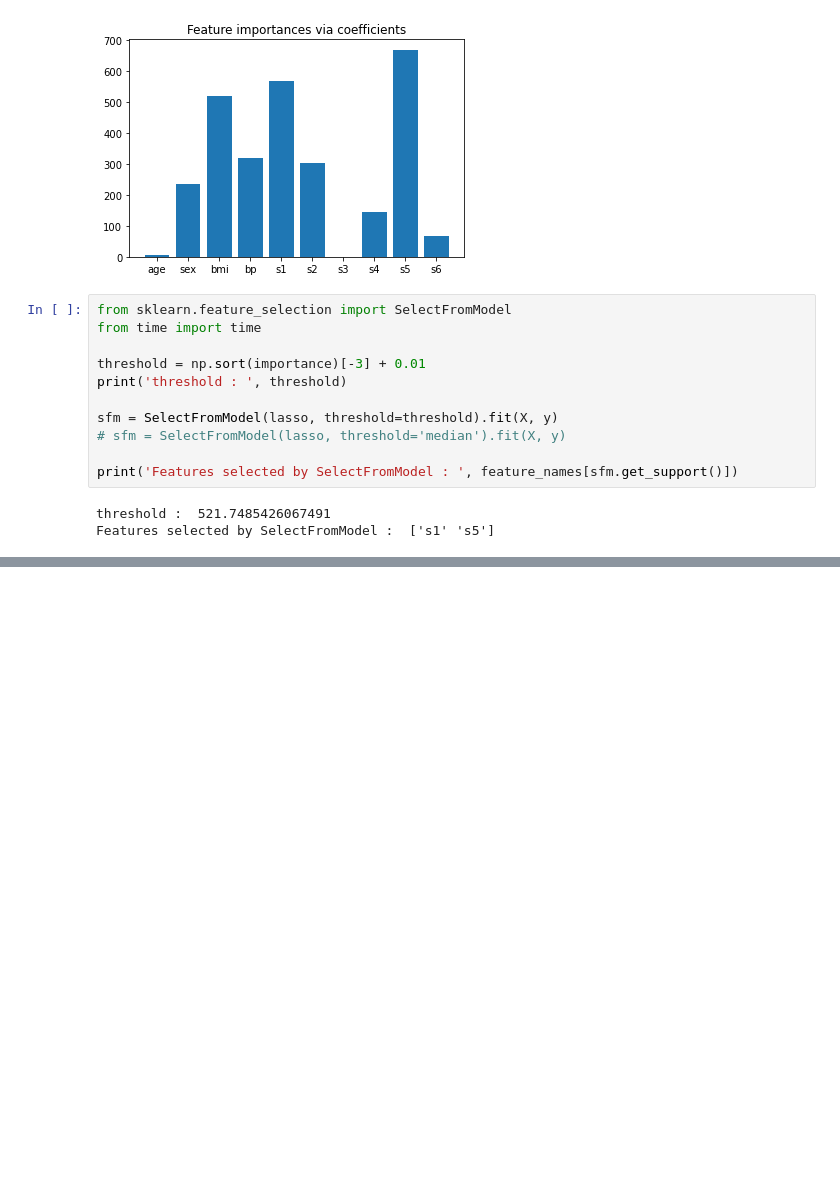
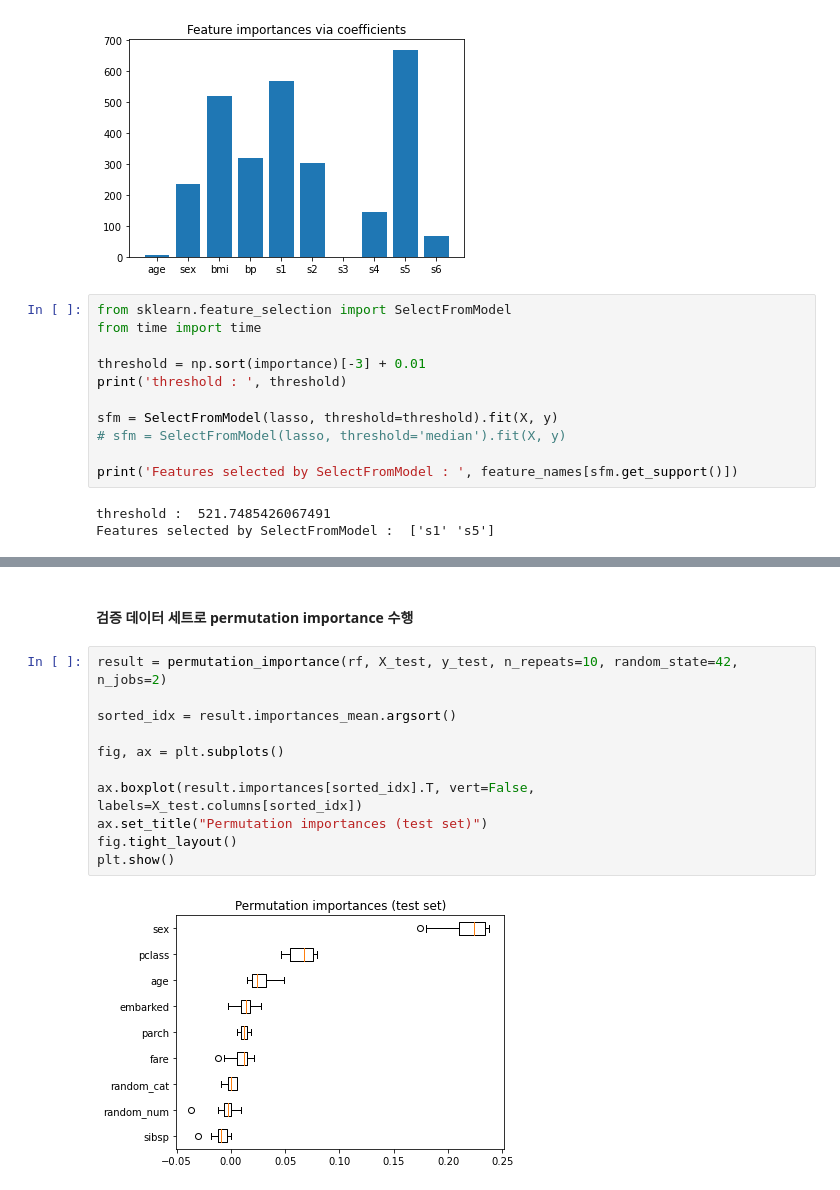
Before and after one commit to 201411096/study_AI, a Jupyter notebook: lectures/2_파이썬 머신러닝 완벽 가이드/4_분류(Classification)/9_Feature Selection.ipynb, the cells around one changed output, grey strips where cells are left out. Cells and saved outputs as stored; diff of their text form; blank space fills up the shorter version.

```diff
--- a/lectures/2_파이썬 머신러닝 완벽 가이드/4_분류(Classification)/9_Feature Selection.ipynb
+++ b/lectures/2_파이썬 머신러닝 완벽 가이드/4_분류(Classification)/9_Feature Selection.ipynb
@@ -168,0 +318,15 @@ Features selected by SelectFromModel :  ['s1' 's5']
+# %% [markdown]
+#### 검증 데이터 세트로 permutation importance 수행
+# %%
+result = permutation_importance(rf, X_test, y_test, n_repeats=10, random_state=42, n_jobs=2)
+
+sorted_idx = result.importances_mean.argsort()
+
+fig, ax = plt.subplots()
+
+ax.boxplot(result.importances[sorted_idx].T, vert=False, labels=X_test.columns[sorted_idx])
+ax.set_title("Permutation importances (test set)")
+fig.tight_layout()
+plt.show()
+# %% [output]
+[figure, added]
```
Also changed, not shown: parts of 11 cells of this notebook.
